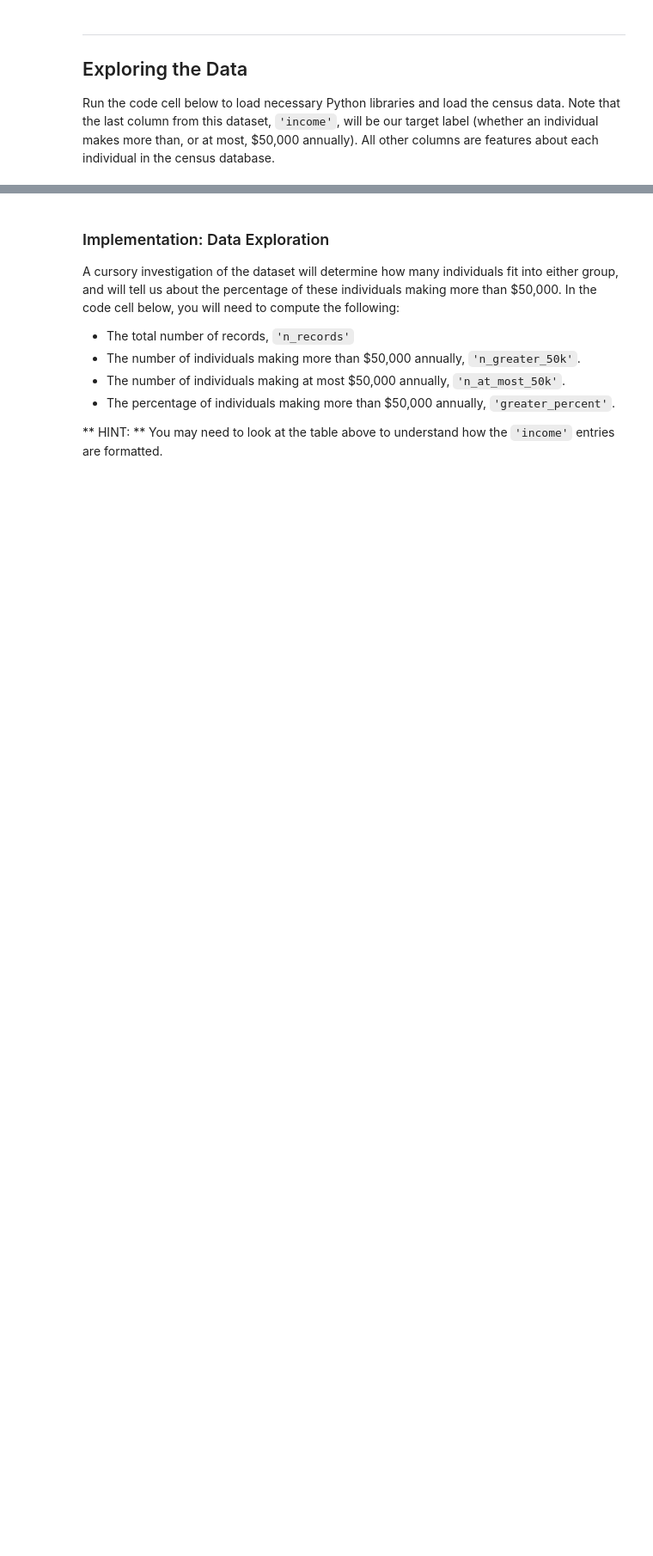
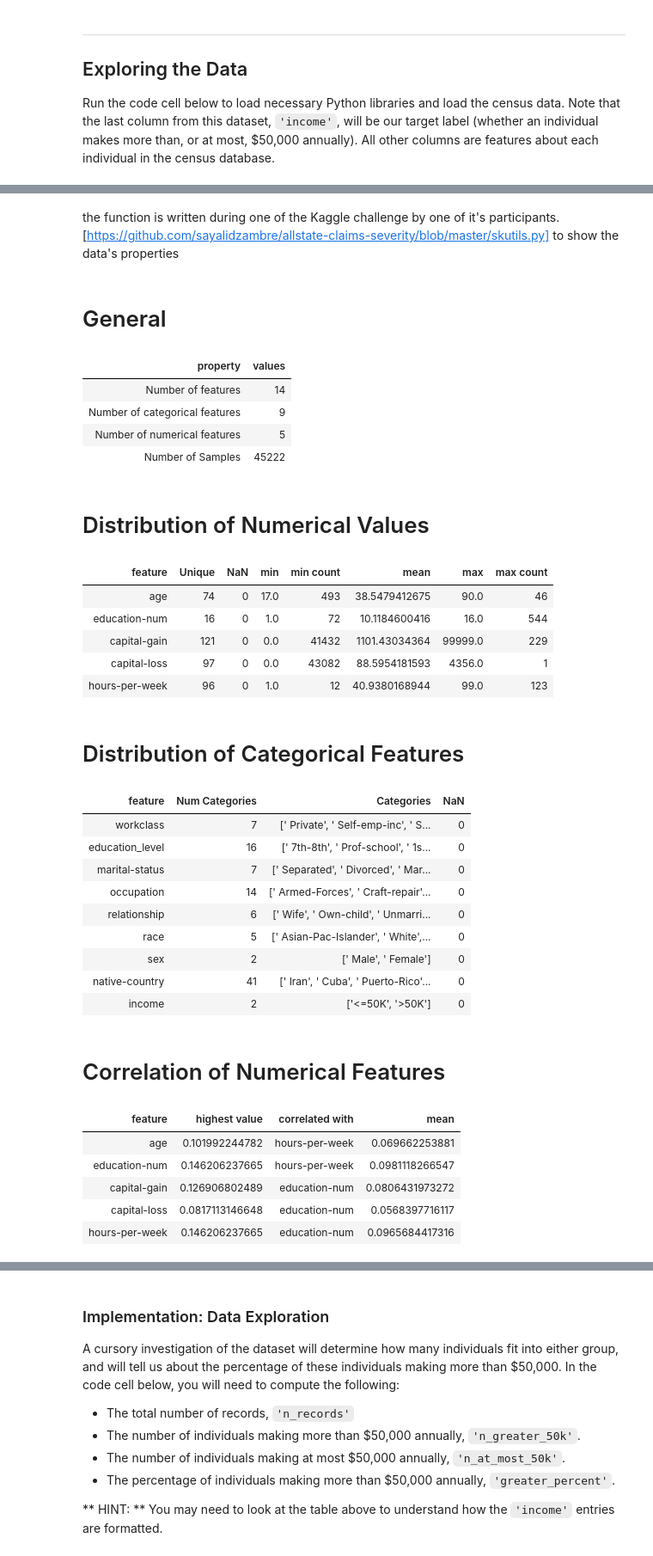
Before and after one commit to aattaran/Machine-Learning-with-Python, a Jupyter notebook: finding_donors/finding_donors.ipynb, the cells around one changed output, grey strips where cells are left out. Shown at 86% size. Saved outputs shown, nothing was run; the diff lists cells and outputs as text; code cells hidden in the pictures; blank space fills up the shorter version.

```diff
--- a/finding_donors/finding_donors.ipynb
+++ b/finding_donors/finding_donors.ipynb
@@ -40,0 +46,38 @@ ModuleNotFoundError: No module named 'visuals'
+# %% [markdown]
+the function is written during one of the Kaggle challenge by one of it's participants. [https://github.com/sayalidzambre/allstate-claims-severity/blob/master/skutils.py]
+to show the data's properties
+# %%
+import skutils
+skutils.pretty_stats(data)
+# %% [output]
+General
+| property | values |
+| Number of features | 14 |
+| Number of categorical features | 9 |
+| Number of numerical features | 5 |
+| Number of Samples | 45222 |
+Distribution of Numerical Values
+| feature | Unique | NaN | min | min count | mean | max | max count |
+| age | 74 | 0 | 17.0 | 493 | 38.5479412675 | 90.0 | 46 |
+| education-num | 16 | 0 | 1.0 | 72 | 10.1184600416 | 16.0 | 544 |
+| capital-gain | 121 | 0 | 0.0 | 41432 | 1101.43034364 | 99999.0 | 229 |
+| capital-loss | 97 | 0 | 0.0 | 43082 | 88.5954181593 | 4356.0 | 1 |
+| hours-per-week | 96 | 0 | 1.0 | 12 | 40.9380168944 | 99.0 | 123 |
+Distribution of Categorical Features
+| feature | Num Categories | Categories | NaN |
+| workclass | 7 | [' Private', ' Self-emp-inc', ' S... | 0 |
+| education_level | 16 | [' 7th-8th', ' Prof-school', ' 1s... | 0 |
+| marital-status | 7 | [' Separated', ' Divorced', ' Mar... | 0 |
+| occupation | 14 | [' Armed-Forces', ' Craft-repair'... | 0 |
+| relationship | 6 | [' Wife', ' Own-child', ' Unmarri... | 0 |
+| race | 5 | [' Asian-Pac-Islander', ' White',... | 0 |
+| sex | 2 | [' Male', ' Female'] | 0 |
+| native-country | 41 | [' Iran', ' Cuba', ' Puerto-Rico'... | 0 |
+| income | 2 | ['<=50K', '>50K'] | 0 |
+Correlation of Numerical Features
+| feature | highest value | correlated with | mean |
+| age | 0.101992244782 | hours-per-week | 0.069662253881 |
+| education-num | 0.146206237665 | hours-per-week | 0.0981118266547 |
+| capital-gain | 0.126906802489 | education-num | 0.0806431973272 |
+| capital-loss | 0.0817113146648 | education-num | 0.0568397716117 |
+| hours-per-week | 0.146206237665 | education-num | 0.0965684417316 |
```
Also changed, not shown: parts of 16 cells of this notebook, 7 other files.
